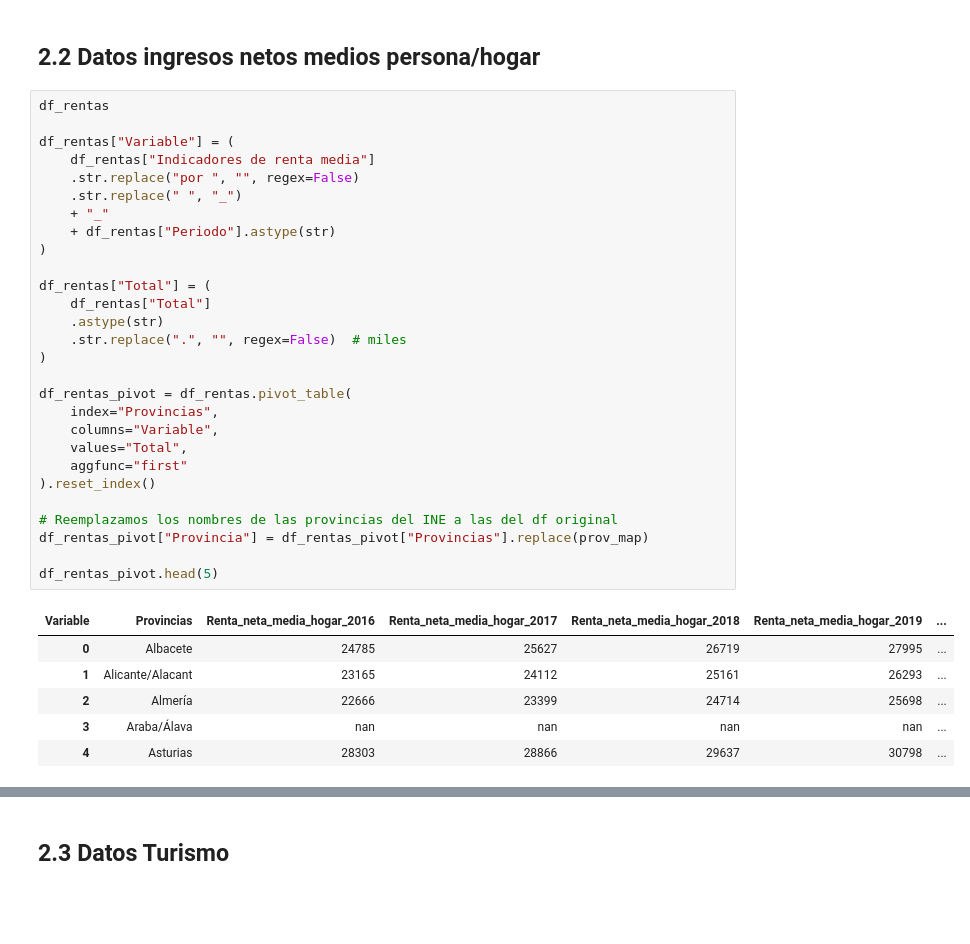
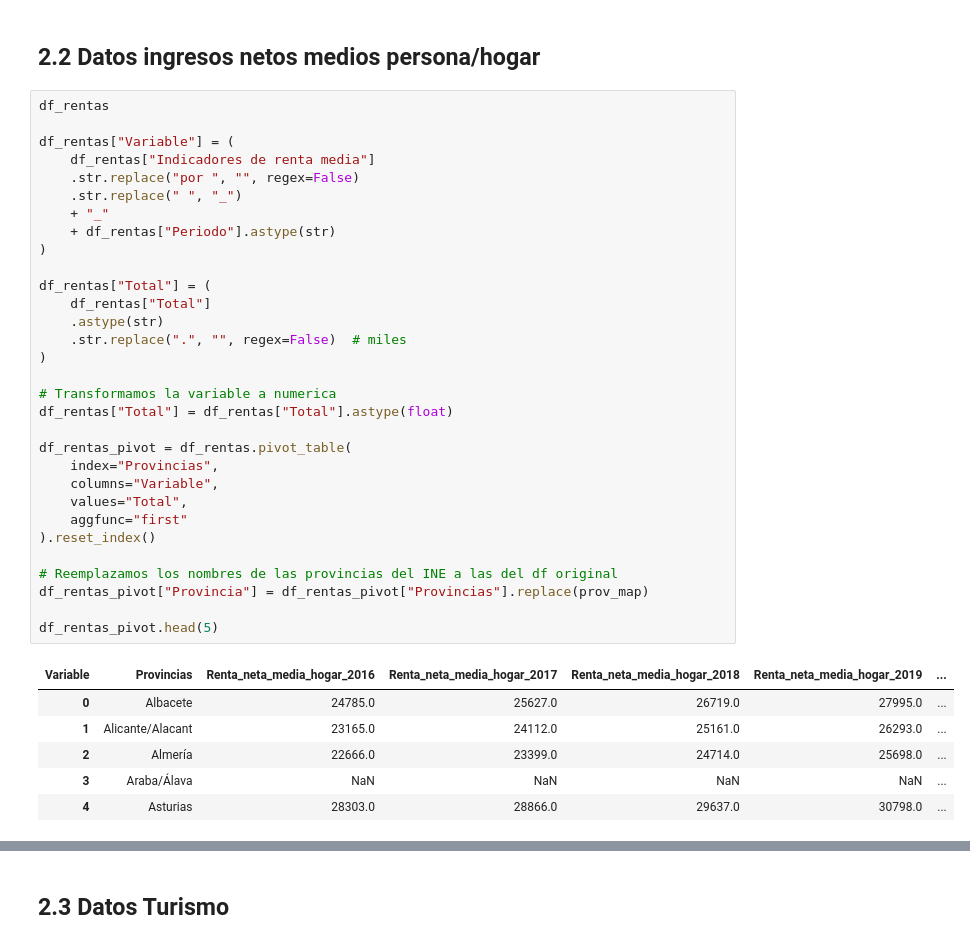
Before and after one commit to blancagomezsanz/Practica2-Tipologia-y-ciclo-de-vida-de-los-datos-, a Jupyter notebook: practica2_tipologia.ipynb, the cells around one changed output, grey strips where cells are left out. Cells and saved outputs as stored; diff of their text form; blank space fills up the shorter version.

```diff
--- a/practica2_tipologia.ipynb
+++ b/practica2_tipologia.ipynb
@@ -132,37 +116,40 @@ Index(['Provincia', 'Comunidad autónoma', 'Capital', 'Ciudad más poblada*',
 # %%
 df_rentas
 
 df_rentas["Variable"] = (
     df_rentas["Indicadores de renta media"]
     .str.replace("por ", "", regex=False)
     .str.replace(" ", "_")
     + "_"
     + df_rentas["Periodo"].astype(str)
 )
 
 df_rentas["Total"] = (
     df_rentas["Total"]
     .astype(str)
     .str.replace(".", "", regex=False)  # miles
 )
 
+# Transformamos la variable a numerica
+df_rentas["Total"] = df_rentas["Total"].astype(float)
+
 df_rentas_pivot = df_rentas.pivot_table(
     index="Provincias",
     columns="Variable",
     values="Total",
     aggfunc="first"
 ).reset_index()
 
 # Reemplazamos los nombres de las provincias del INE a las del df original
 df_rentas_pivot["Provincia"] = df_rentas_pivot["Provincias"].replace(prov_map)
 
 df_rentas_pivot.head(5)
 # %% [output]
 | Variable | Provincias | Renta_neta_media_hogar_2016 | Renta_neta_media_hogar_2017 | Renta_neta_media_hogar_2018 | Renta_neta_media_hogar_2019 | ... |
-| 0 | Albacete | 24785 | 25627 | 26719 | 27995 | ... |
-| 1 | Alicante/Alacant | 23165 | 24112 | 25161 | 26293 | ... |
-| 2 | Almería | 22666 | 23399 | 24714 | 25698 | ... |
-| 3 | Araba/Álava | nan | nan | nan | nan | ... |
-| 4 | Asturias | 28303 | 28866 | 29637 | 30798 | ... |
+| 0 | Albacete | 24785.0 | 25627.0 | 26719.0 | 27995.0 | ... |
+| 1 | Alicante/Alacant | 23165.0 | 24112.0 | 25161.0 | 26293.0 | ... |
+| 2 | Almería | 22666.0 | 23399.0 | 24714.0 | 25698.0 | ... |
+| 3 | Araba/Álava | NaN | NaN | NaN | NaN | ... |
+| 4 | Asturias | 28303.0 | 28866.0 | 29637.0 | 30798.0 | ... |
 # %%
 df = df.merge(df_rentas_pivot, on='Provincia', how='left')
```
Also changed, not shown: parts of 37 cells of this notebook, 2 other files.
